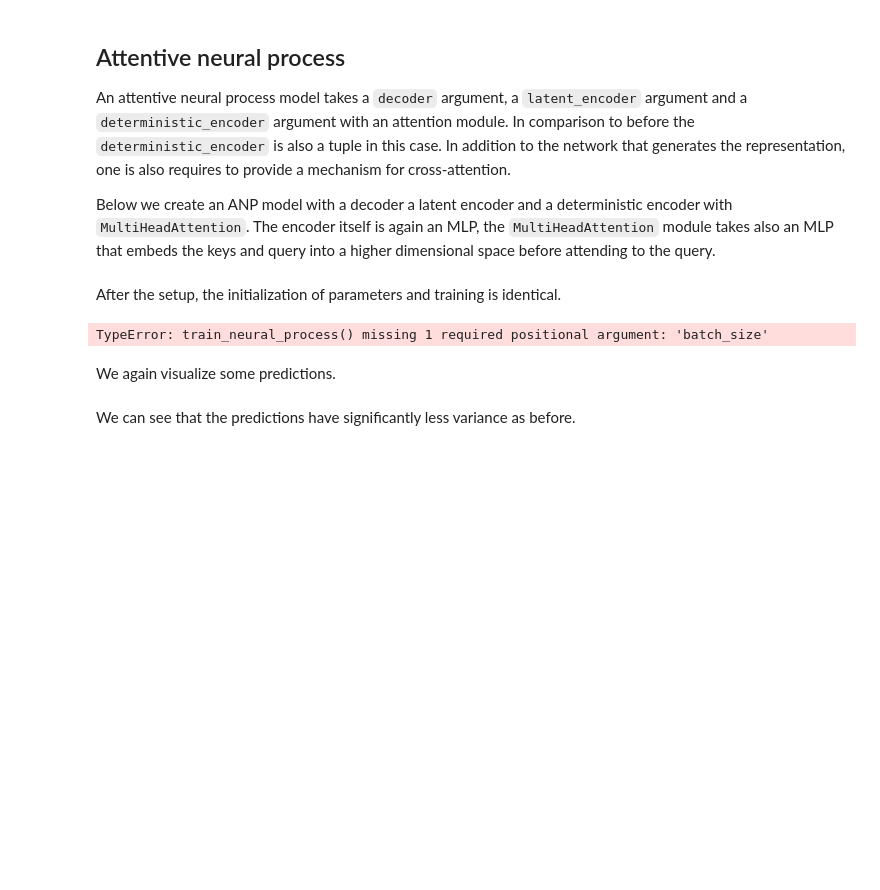
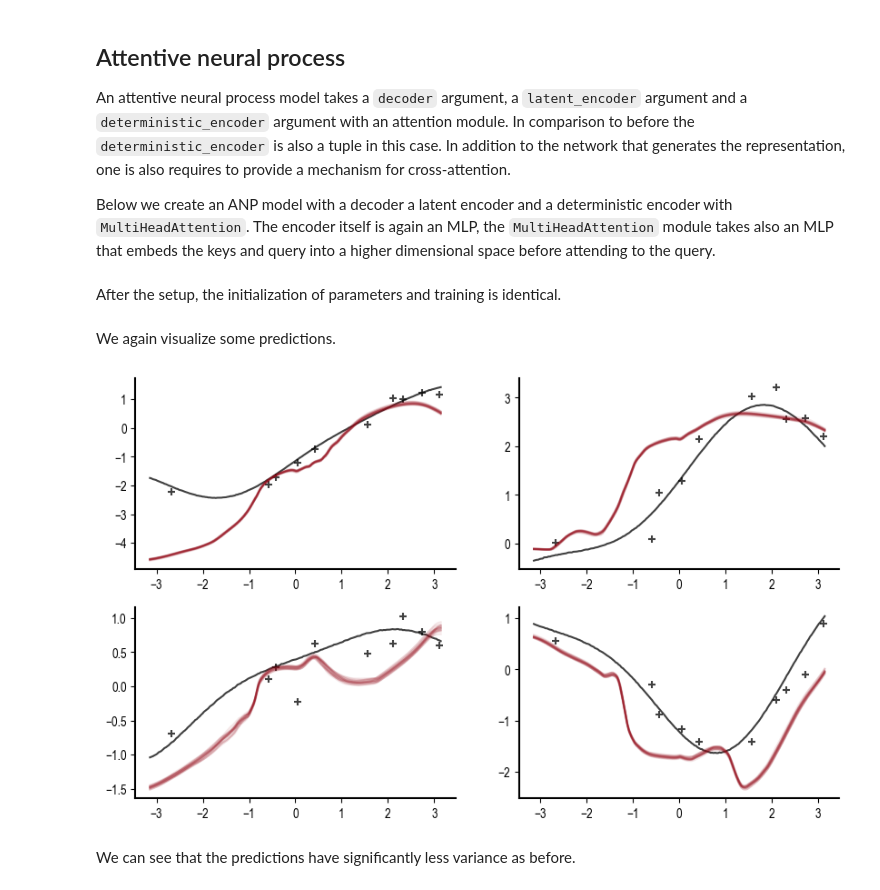
Before and after one commit to ramsey-devs/ramsey, a Jupyter notebook: docs/notebooks/neural_processes.ipynb, the cells around one changed output. Drawn from its saved outputs; the diff is of its cells as text; code cells hidden in the pictures; blank space fills up the shorter version.

```diff
--- a/docs/notebooks/neural_processes.ipynb
+++ b/docs/notebooks/neural_processes.ipynb
@@ -165,45 +164,44 @@ params, _ = train_neural_process(
     y=y_target,
     n_context=n_context,
     n_target=n_target,
-    n_iter=10000,
+    n_iter=1000,
+    batch_size=4,
 )
-# %% [output]
-TypeError: train_neural_process() missing 1 required positional argument: 'batch_size'
 # %% [markdown]
 We again visualize some predictions.
 # %%
 idxs = [0, 2, 5, 7]
 _, axes = plt.subplots(figsize=(10, 6), nrows=2, ncols=2)
 for _, (idx, ax) in enumerate(zip(idxs, axes.flatten())):
     x = jnp.squeeze(x_target[idx, :, :])
     f = jnp.squeeze(f_target[idx, :, :])
     y = jnp.squeeze(y_target[idx, :, :])
 
     srt_idxs = jnp.argsort(x)
-    ax.plot(x[srt_idxs], f[srt_idxs], color="blue", alpha=0.75)
+    ax.plot(x[srt_idxs], f[srt_idxs], color="black", alpha=0.75)
     ax.scatter(
         x[sample_idxs[:n_context]],
         y[sample_idxs[:n_context]],
-        color="blue",
+        color="black",
         marker="+",
         alpha=0.75,
     )
 
     for _ in range(20):
         sample_rng_key, seed = jr.split(seed, 2)
         y_star = attentive_neural_process.apply(
             variables=params,
             rngs={"sample": sample_rng_key},
             x_context=x[jnp.newaxis, sample_idxs, jnp.newaxis],
             y_context=y[jnp.newaxis, sample_idxs, jnp.newaxis],
             x_target=x_target[[idx], :, :],
         ).mean
         x_star = jnp.squeeze(x_target[[idx], :, :])
         y_star = jnp.squeeze(y_star)
-        ax.plot(x_star[srt_idxs], y_star[srt_idxs], color="black", alpha=0.1)
-    ax.grid()
-    ax.set_frame_on(False)
+        ax.plot(x_star[srt_idxs], y_star[srt_idxs], color="#960C1A", alpha=0.1)
 plt.show()
+# %% [output]
+[figure, added]
 # %% [markdown]
 We can see that the predictions have significantly less variance as before.
 # %% [markdown]
```
Also changed, not shown: parts of 5 cells of this notebook, 15 other files.
